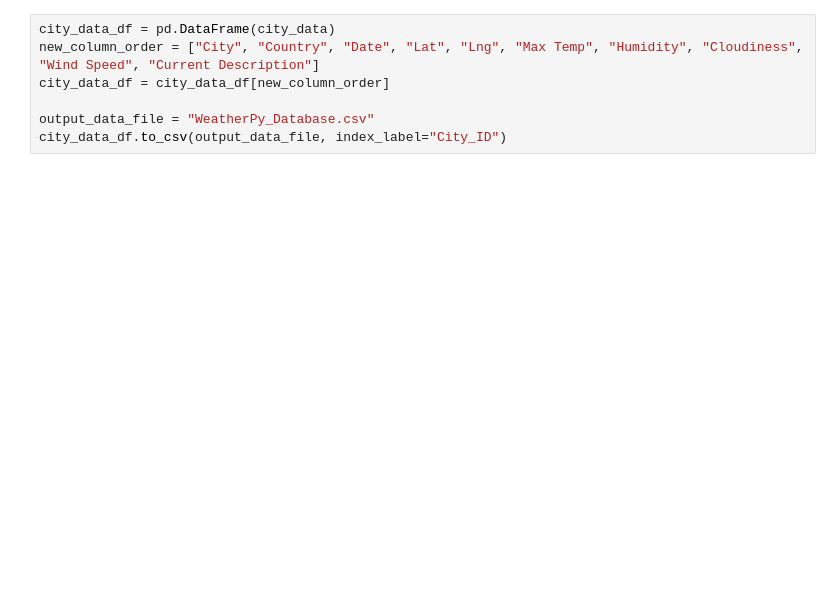
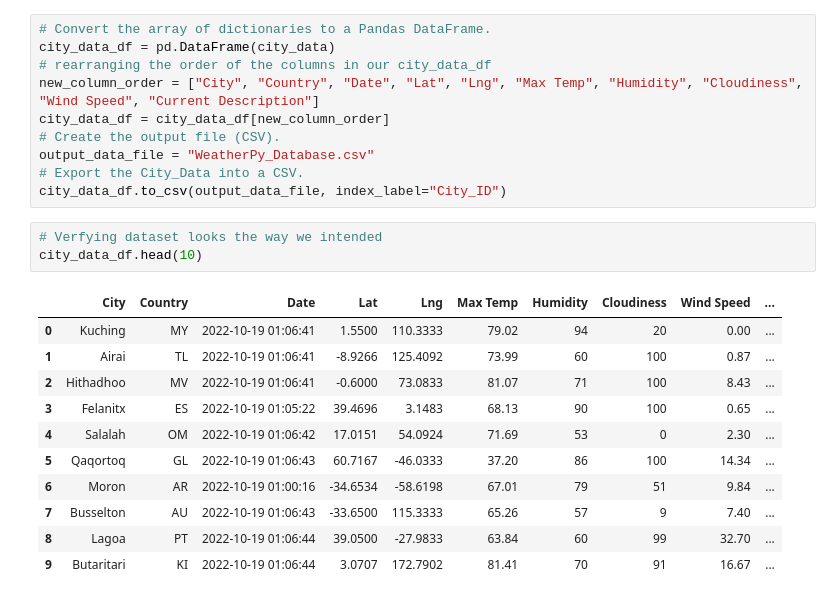
Before and after one commit to Levreka/World_Weather_Analysis, a Jupyter notebook: Weather_Database/Weather_Database.ipynb, the cells around one changed output. Saved outputs shown, nothing was run; the diff lists cells and outputs as text; blank space fills up the shorter version.

```diff
--- a/Weather_Database/Weather_Database.ipynb
+++ b/Weather_Database/Weather_Database.ipynb
@@ -97,9 +104,27 @@ Processing record count 31 of set 15 | bitung
 Data Retrieval Complete
 -----------------------------
 # %%
+# Convert the array of dictionaries to a Pandas DataFrame.
 city_data_df = pd.DataFrame(city_data)
+# rearranging the order of the columns in our city_data_df
 new_column_order = ["City", "Country", "Date", "Lat", "Lng", "Max Temp", "Humidity", "Cloudiness", "Wind Speed", "Current Description"]
 city_data_df = city_data_df[new_column_order]
-
+# Create the output file (CSV).
 output_data_file = "WeatherPy_Database.csv"
+# Export the City_Data into a CSV.
 city_data_df.to_csv(output_data_file, index_label="City_ID")
+# %%
+# Verfying dataset looks the way we intended
+city_data_df.head(10)
+# %% [output]
+|  | City | Country | Date | Lat | Lng | Max Temp | Humidity | Cloudiness | Wind Speed | ... |
+| 0 | Kuching | MY | 2022-10-19 01:06:41 | 1.5500 | 110.3333 | 79.02 | 94 | 20 | 0.00 | ... |
+| 1 | Airai | TL | 2022-10-19 01:06:41 | -8.9266 | 125.4092 | 73.99 | 60 | 100 | 0.87 | ... |
+| 2 | Hithadhoo | MV | 2022-10-19 01:06:41 | -0.6000 | 73.0833 | 81.07 | 71 | 100 | 8.43 | ... |
+| 3 | Felanitx | ES | 2022-10-19 01:05:22 | 39.4696 | 3.1483 | 68.13 | 90 | 100 | 0.65 | ... |
+| 4 | Salalah | OM | 2022-10-19 01:06:42 | 17.0151 | 54.0924 | 71.69 | 53 | 0 | 2.30 | ... |
+| 5 | Qaqortoq | GL | 2022-10-19 01:06:43 | 60.7167 | -46.0333 | 37.20 | 86 | 100 | 14.34 | ... |
+| 6 | Moron | AR | 2022-10-19 01:00:16 | -34.6534 | -58.6198 | 67.01 | 79 | 51 | 9.84 | ... |
+| 7 | Busselton | AU | 2022-10-19 01:06:43 | -33.6500 | 115.3333 | 65.26 | 57 | 9 | 7.40 | ... |
+| 8 | Lagoa | PT | 2022-10-19 01:06:44 | 39.0500 | -27.9833 | 63.84 | 60 | 99 | 32.70 | ... |
+| 9 | Butaritari | KI | 2022-10-19 01:06:44 | 3.0707 | 172.7902 | 81.41 | 70 | 91 | 16.67 | ... |
```
Also changed, not shown: parts of 3 cells of this notebook, 1 other file.
